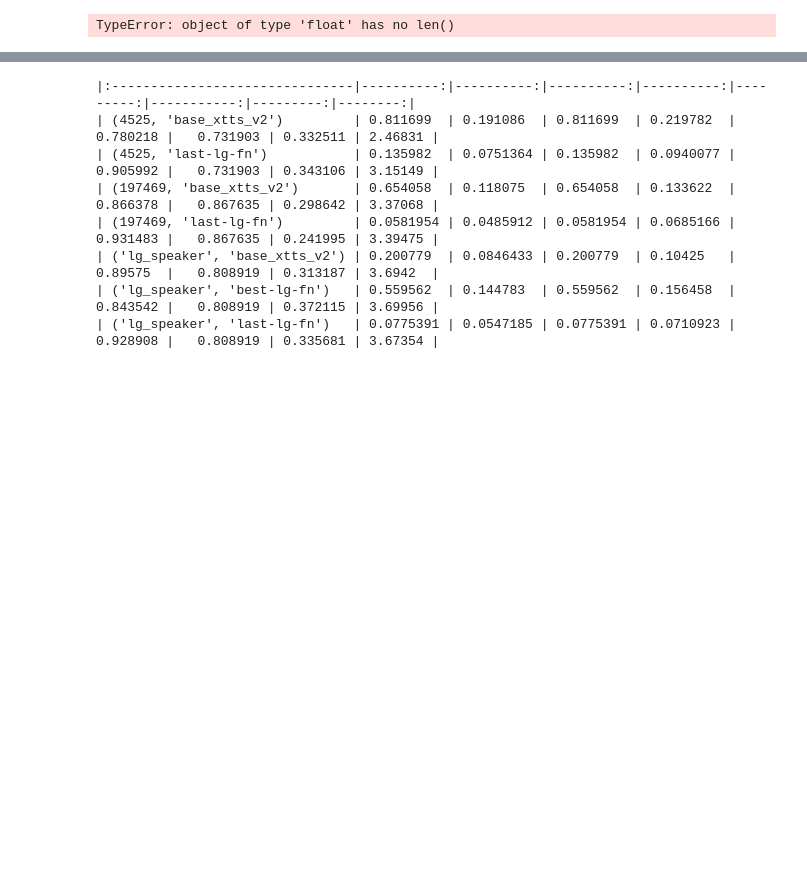
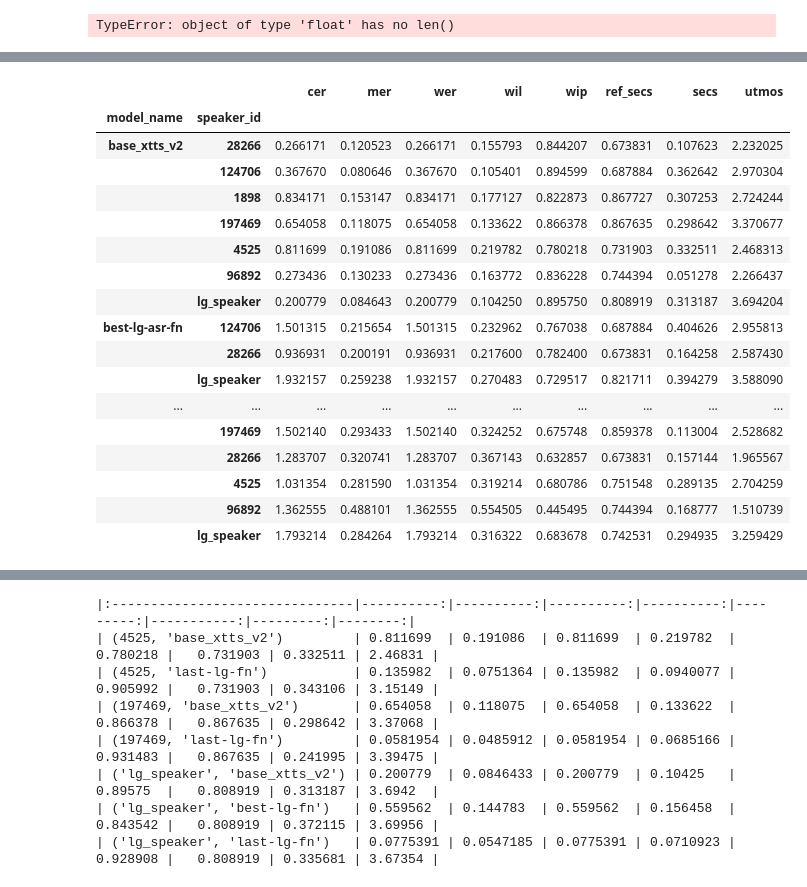
Before and after one commit to BirdWithDreams/diploma, a Jupyter notebook: my_scripts/metrics.ipynb, the cells around one changed output, grey strips where cells are left out. Saved outputs shown, nothing was run; the diff lists cells and outputs as text; code cells hidden in the pictures; blank space fills up the shorter version.

```diff
--- a/my_scripts/metrics.ipynb
+++ b/my_scripts/metrics.ipynb
@@ -119,0 +387,2 @@ grouped_df.groupby(level=[1, 2]).mean()
+# %%
+df = pd.read_parquet('../data/my_tests/metrics/metrics-28-10-2024.parquet')
@@ -119,0 +405,24 @@ grouped_df.groupby(level=[1, 2]).mean()
+# %%
+grouped_df = df.groupby(['prompt_id', 'speaker_id', 'model_name'])[
+    ['cer', 'mer', 'wer', 'wil', 'wip', 'ref_secs', 'secs', 'utmos']].mean()
+models_scores = grouped_df.groupby(level=[2, 1]).mean()  #.swaplevel(0, 1)
+models_scores
+# %% [output]
+|  |  | cer | mer | wer | wil | wip | ref_secs | secs | utmos |
+| model_name | speaker_id |  |  |  |  |  |  |  |  |
+| base_xtts_v2 | 28266 | 0.266171 | 0.120523 | 0.266171 | 0.155793 | 0.844207 | 0.673831 | 0.107623 | 2.232025 |
+|  | 124706 | 0.367670 | 0.080646 | 0.367670 | 0.105401 | 0.894599 | 0.687884 | 0.362642 | 2.970304 |
+|  | 1898 | 0.834171 | 0.153147 | 0.834171 | 0.177127 | 0.822873 | 0.867727 | 0.307253 | 2.724244 |
+|  | 197469 | 0.654058 | 0.118075 | 0.654058 | 0.133622 | 0.866378 | 0.867635 | 0.298642 | 3.370677 |
+|  | 4525 | 0.811699 | 0.191086 | 0.811699 | 0.219782 | 0.780218 | 0.731903 | 0.332511 | 2.468313 |
+|  | 96892 | 0.273436 | 0.130233 | 0.273436 | 0.163772 | 0.836228 | 0.744394 | 0.051278 | 2.266437 |
+|  | lg_speaker | 0.200779 | 0.084643 | 0.200779 | 0.104250 | 0.895750 | 0.808919 | 0.313187 | 3.694204 |
+| best-lg-asr-fn | 124706 | 1.501315 | 0.215654 | 1.501315 | 0.232962 | 0.767038 | 0.687884 | 0.404626 | 2.955813 |
+|  | 28266 | 0.936931 | 0.200191 | 0.936931 | 0.217600 | 0.782400 | 0.673831 | 0.164258 | 2.587430 |
+|  | lg_speaker | 1.932157 | 0.259238 | 1.932157 | 0.270483 | 0.729517 | 0.821711 | 0.394279 | 3.588090 |
+| ... | ... | ... | ... | ... | ... | ... | ... | ... | ... |
+|  | 197469 | 1.502140 | 0.293433 | 1.502140 | 0.324252 | 0.675748 | 0.859378 | 0.113004 | 2.528682 |
+|  | 28266 | 1.283707 | 0.320741 | 1.283707 | 0.367143 | 0.632857 | 0.673831 | 0.157144 | 1.965567 |
+|  | 4525 | 1.031354 | 0.281590 | 1.031354 | 0.319214 | 0.680786 | 0.751548 | 0.289135 | 2.704259 |
+|  | 96892 | 1.362555 | 0.488101 | 1.362555 | 0.554505 | 0.445495 | 0.744394 | 0.168777 | 1.510739 |
+|  | lg_speaker | 1.793214 | 0.284264 | 1.793214 | 0.316322 | 0.683678 | 0.742531 | 0.294935 | 3.259429 |
```
Also changed, not shown: parts of 46 cells of this notebook, 11 other files.
